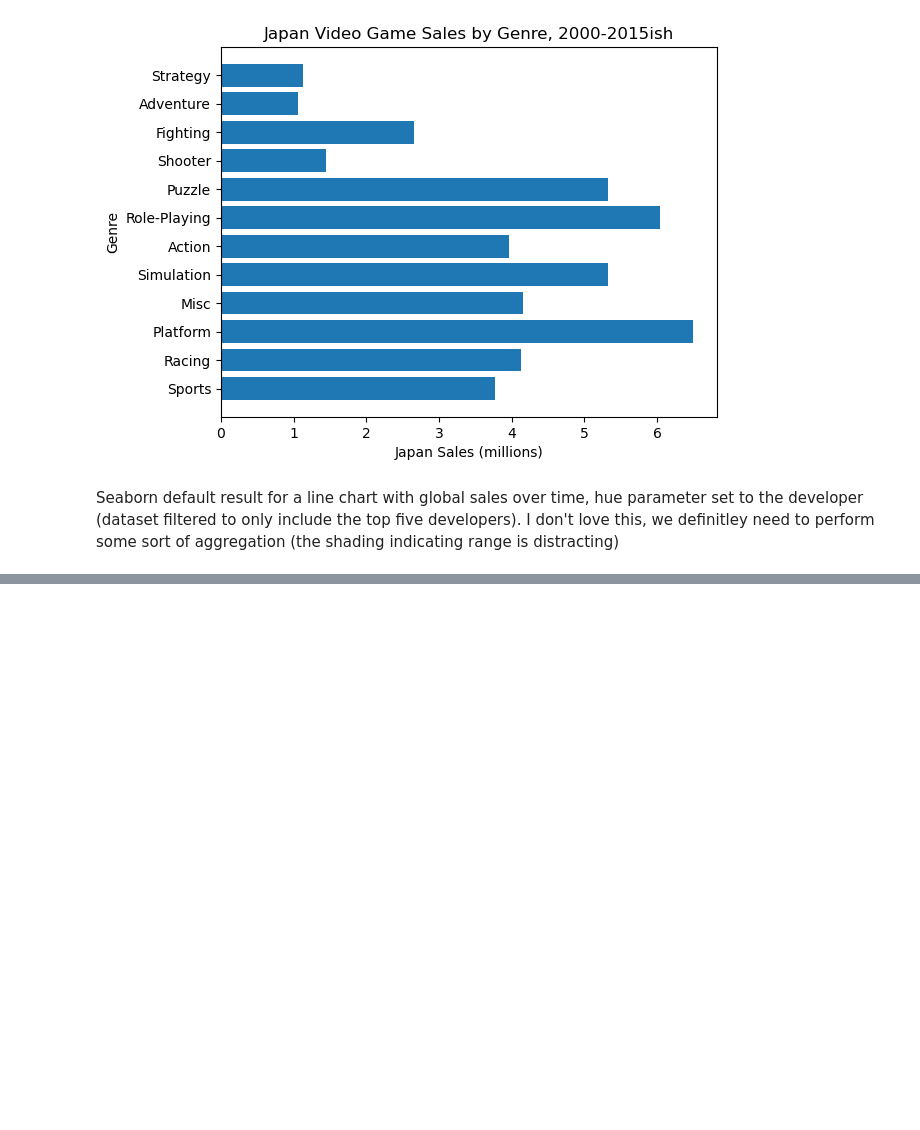
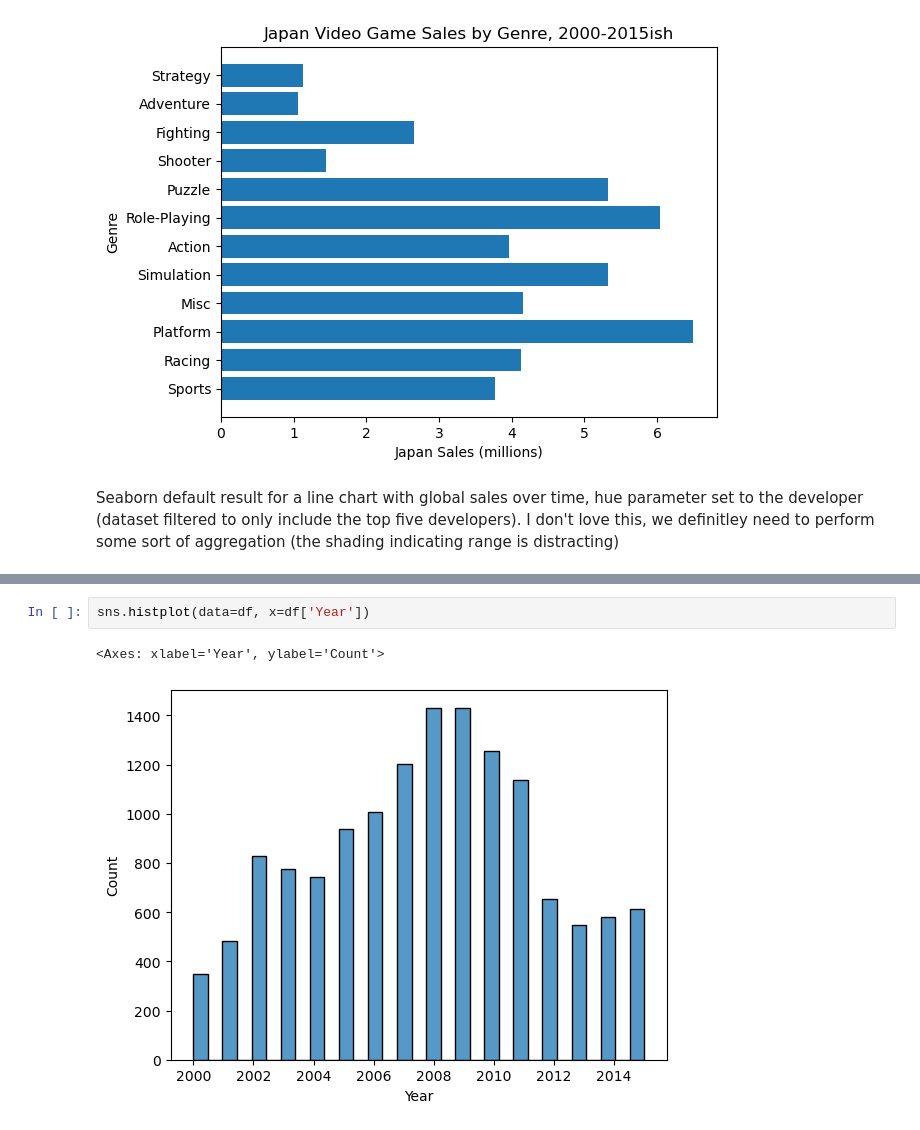
Before and after one commit to reubencolten/ds4200-project, a Jupyter notebook: VideoGameDataNotebook.ipynb, the cells around one changed output, grey strips where cells are left out. Cells and saved outputs as stored; diff of their text form; blank space fills up the shorter version.

Commit message:
data cleaning

```diff
--- a/VideoGameDataNotebook.ipynb
+++ b/VideoGameDataNotebook.ipynb
@@ -143,0 +176,5 @@ Text(0, 0.5, 'Global Sales (Millions)')
+# %%
+sns.histplot(data=df, x=df['Year'])
+# %% [output]
+<Axes: xlabel='Year', ylabel='Count'>
+[figure, added]
```
Also changed, not shown: parts of 4 cells of this notebook.
